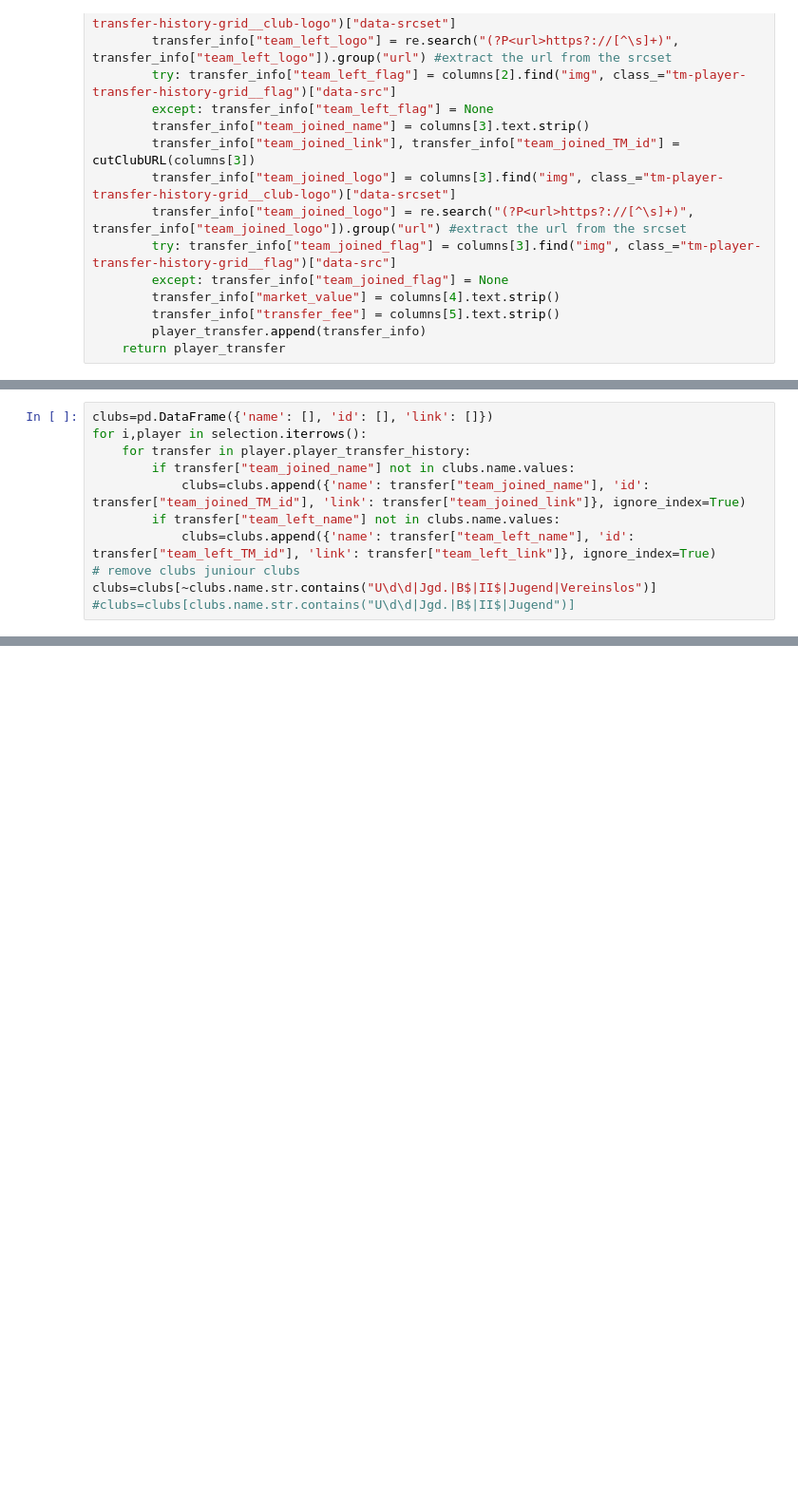
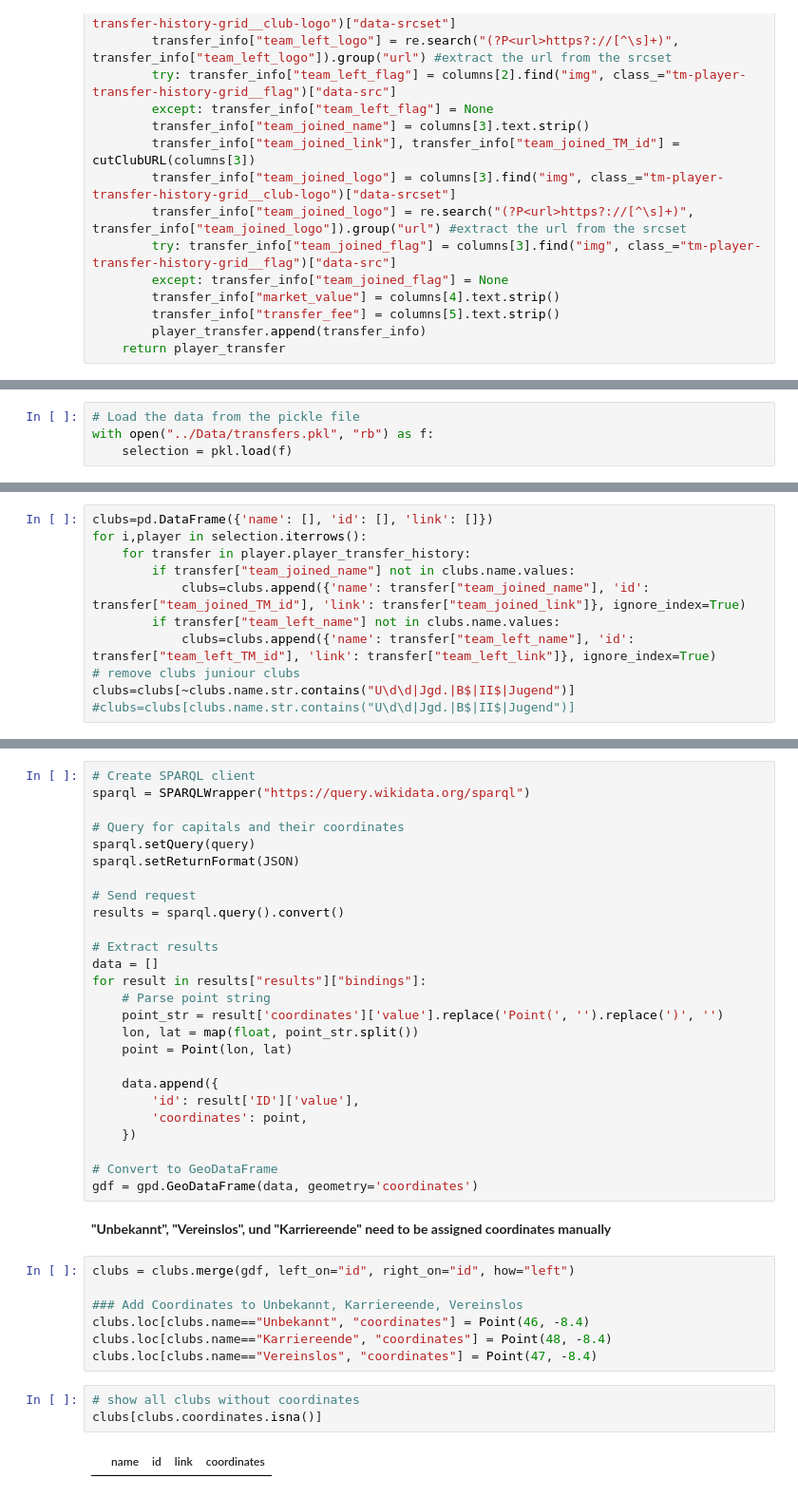
Before and after one commit to JurekMueller/Transfers-YB, a Jupyter notebook: Python/scraper.ipynb, the cells around one changed output, grey strips where cells are left out. Shown at 95% size. Drawn from its saved outputs; the diff is of its cells as text; blank space fills up the shorter version.

Commit message:
Finished collecting location data

```diff
--- a/Python/scraper.ipynb
+++ b/Python/scraper.ipynb
@@ -202,3 +208,7 @@ for i,player in selection.iterrows():
+# %%
+# Load the data from the pickle file
+with open("../Data/transfers.pkl", "rb") as f:
+    selection = pkl.load(f)
 # %%
 selection.head()
 # %% [output]
@@ -224,5 +233,5 @@ for i,player in selection.iterrows():
         if transfer["team_left_name"] not in clubs.name.values:
             clubs=clubs.append({'name': transfer["team_left_name"], 'id': transfer["team_left_TM_id"], 'link': transfer["team_left_link"]}, ignore_index=True)
 # remove clubs juniour clubs
-clubs=clubs[~clubs.name.str.contains("U\d\d|Jgd.|B$|II$|Jugend|Vereinslos")]
+clubs=clubs[~clubs.name.str.contains("U\d\d|Jgd.|B$|II$|Jugend")]
 #clubs=clubs[clubs.name.str.contains("U\d\d|Jgd.|B$|II$|Jugend")]
@@ -302 +260,41 @@ SELECT ?ID ?vereinLabel (SAMPLE(?coord) as ?coordinate) WHERE {
  """
+# %%
+# Create SPARQL client
+sparql = SPARQLWrapper("https://query.wikidata.org/sparql")
+
+# Query for capitals and their coordinates
+sparql.setQuery(query)
+sparql.setReturnFormat(JSON)
+
+# Send request
+results = sparql.query().convert()
+
+# Extract results
+data = []
+for result in results["results"]["bindings"]:
+    # Parse point string
+    point_str = result['coordinates']['value'].replace('Point(', '').replace(')', '')
+    lon, lat = map(float, point_str.split())
+    point = Point(lon, lat)
+
+    data.append({
+        'id': result['ID']['value'],
+        'coordinates': point,
+    })
+
+# Convert to GeoDataFrame
+gdf = gpd.GeoDataFrame(data, geometry='coordinates')
+# %% [markdown]
+**"Unbekannt", "Vereinslos", und "Karriereende" need to be assigned coordinates manually**
+# %%
+clubs = clubs.merge(gdf, left_on="id", right_on="id", how="left")
+
+### Add Coordinates to Unbekannt, Karriereende, Vereinslos
+clubs.loc[clubs.name=="Unbekannt", "coordinates"] = Point(46, -8.4)
+clubs.loc[clubs.name=="Karriereende", "coordinates"] = Point(48, -8.4)
+clubs.loc[clubs.name=="Vereinslos", "coordinates"] = Point(47, -8.4)
+# %%
+# show all clubs without coordinates
+clubs[clubs.coordinates.isna()]
+# %% [output]
+|  | name | id | link | coordinates |
```
Also changed, not shown: parts of 16 cells of this notebook, 1 other file.
